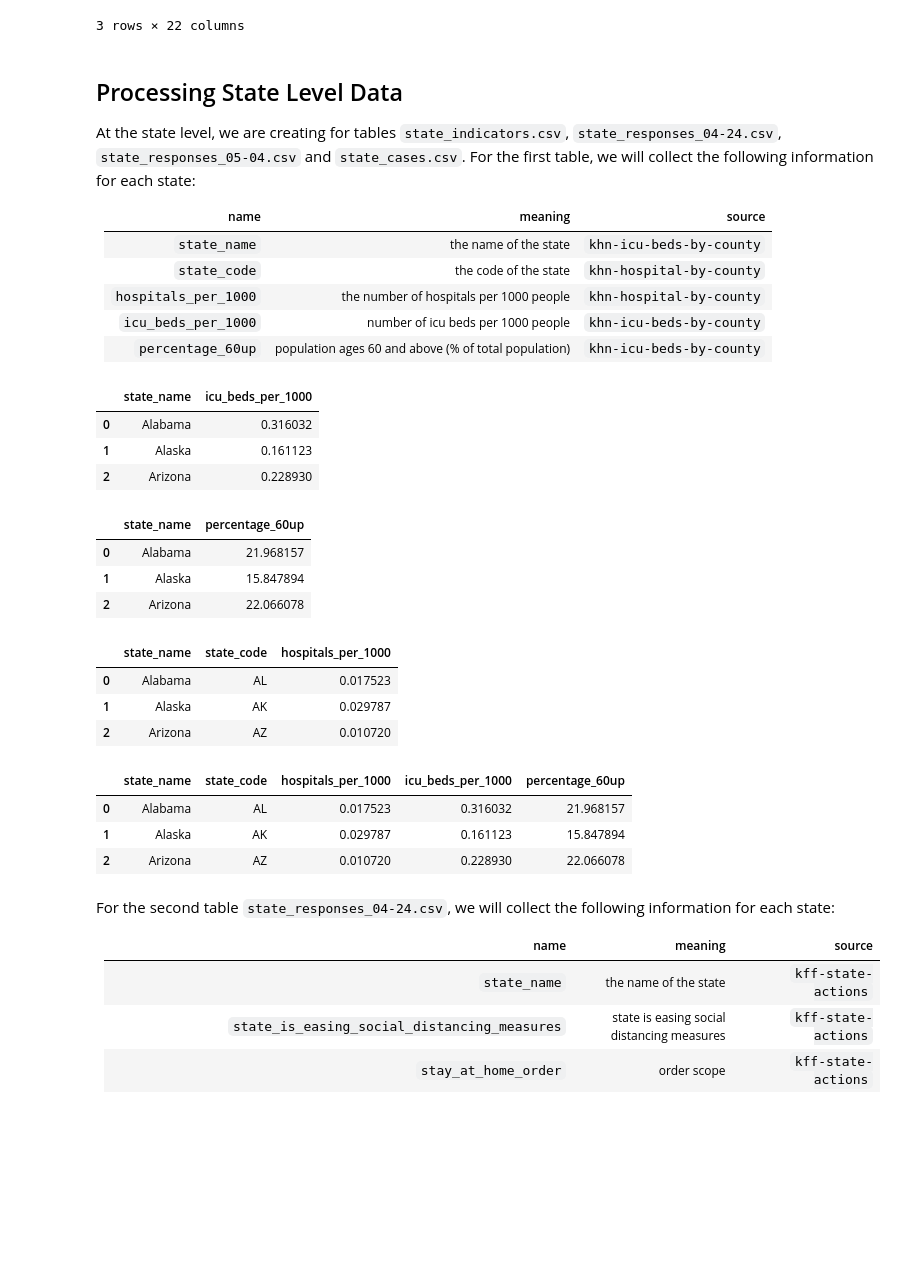
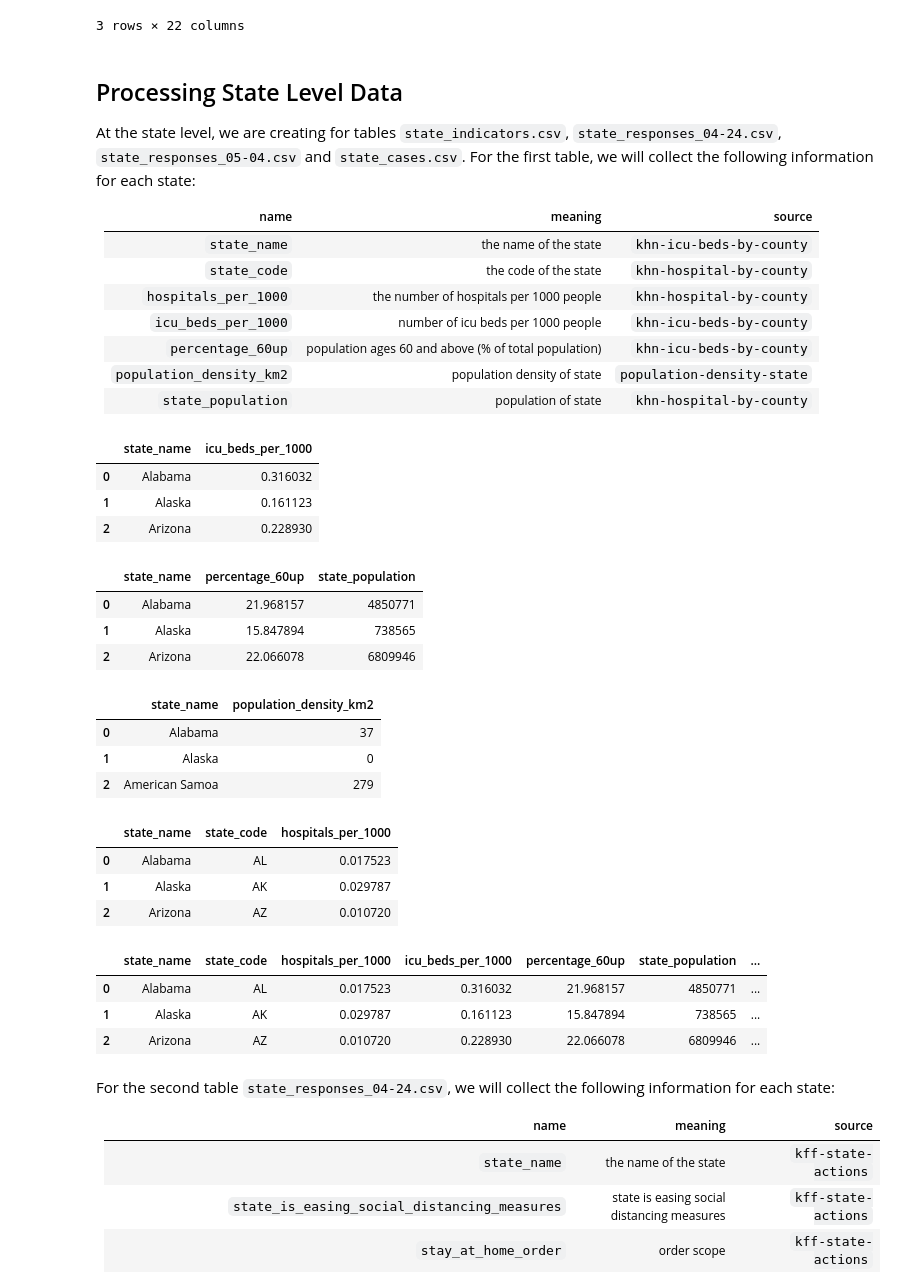
Before and after one commit to iamzhaihy/BD2020-Final-Project, a Jupyter notebook: Data Processing.ipynb, the cells around one changed output. Saved outputs shown, nothing was run; the diff lists cells and outputs as text; code cells hidden in the pictures; blank space fills up the shorter version.

Commit message:
add state population density info

```diff
--- a/Data Processing.ipynb
+++ b/Data Processing.ipynb
@@ -366,6 +367,8 @@ At the state level, we are creating for tables `state_indicators.csv`, `state_re
 | `hospitals_per_1000`      | the number of hospitals per 1000 people |`khn-hospital-by-county`  |
 | `icu_beds_per_1000` | number of icu beds per 1000 people | `khn-icu-beds-by-county` |
 | `percentage_60up`      | population ages 60 and above (% of total population) |`khn-icu-beds-by-county`  |
+| `population_density_km2`      | population density of state |`population-density-state`  |
+| `state_population`      | population of state |`khn-hospital-by-county`  |
 # %%
 #collect the number of icu beds per 1000
 icu_beds_df = pd.read_csv('./data/khn/data-FPBfZ.csv')
@@ -393,19 +396,36 @@ elders_df = elders_df[['State', 'Population Aged 60+', 'Total Population']]
 elders = elders_df.groupby(['State'], as_index=False).sum()
 
 elders['Population Aged 60+'] = 100*elders['Population Aged 60+']/elders['Total Population']
-elders = elders[['State', 'Population Aged 60+']]
 
 elders = elders.rename(columns={
     'State': 'state_name',
-    'Population Aged 60+': 'percentage_60up'
+    'Population Aged 60+': 'percentage_60up',
+    'Total Population': 'state_population'
 })
 
 elders.head(3)
 # %% [output]
-|  | state_name | percentage_60up |
-| 0 | Alabama | 21.968157 |
-| 1 | Alaska | 15.847894 |
-| 2 | Arizona | 22.066078 |
+|  | state_name | percentage_60up | state_population |
+| 0 | Alabama | 21.968157 | 4850771 |
+| 1 | Alaska | 15.847894 | 738565 |
+| 2 | Arizona | 22.066078 | 6809946 |
+# %%
+#collect the population density of state
+pop_density_df = pd.read_csv('./data/population-density/population_density_state-level.csv')
+
+pop_density_df = pop_density_df[['State etc.', 'Population density(per km2)']]
+
+
+pop_density = pop_density_df.rename(columns={
+    'State etc.': 'state_name',
+    'Population density(per km2)': 'population_density_km2'
+})
+pop_density.head(3)
+# %% [output]
+|  | state_name | population_density_km2 |
+| 0 | Alabama | 37 |
+| 1 | Alaska | 0 |
+| 2 | American Samoa | 279 |
 # %%
 #collect the hospitals number in cost reports
 hospitals_in_df = pd.read_csv('./data/khn/KHN_ICU_bed_county_analysis_2.csv')
@@ -431,16 +451,16 @@ hospitals_in_cost.head(3)
 | 2 | Arizona | AZ | 0.010720 |
 # %%
 # merge dataframes together by state name
-data_frames = [hospitals_in_cost, icu_beds, elders]
-df_merged = reduce(lambda left, right: pd.merge(left, right, on=['state_name']), data_frames)
+data_frames = [hospitals_in_cost, icu_beds, elders, pop_density]
+df_merged = reduce(lambda left, right: pd.merge(left, right, how='inner', on=['state_name']), data_frames)
 
 
 df_merged.head(3)
 # %% [output]
-|  | state_name | state_code | hospitals_per_1000 | icu_beds_per_1000 | percentage_60up |
-| 0 | Alabama | AL | 0.017523 | 0.316032 | 21.968157 |
-| 1 | Alaska | AK | 0.029787 | 0.161123 | 15.847894 |
-| 2 | Arizona | AZ | 0.010720 | 0.228930 | 22.066078 |
+|  | state_name | state_code | hospitals_per_1000 | icu_beds_per_1000 | percentage_60up | state_population | ... |
+| 0 | Alabama | AL | 0.017523 | 0.316032 | 21.968157 | 4850771 | ... |
+| 1 | Alaska | AK | 0.029787 | 0.161123 | 15.847894 | 738565 | ... |
+| 2 | Arizona | AZ | 0.010720 | 0.228930 | 22.066078 | 6809946 | ... |
 # %%
 # write to output file in processed_data folder
 df_merged.to_csv('./processed_data/state_indicators.csv', index=False)
```
Also changed, not shown: parts of 2 cells of this notebook, 2 other files.
